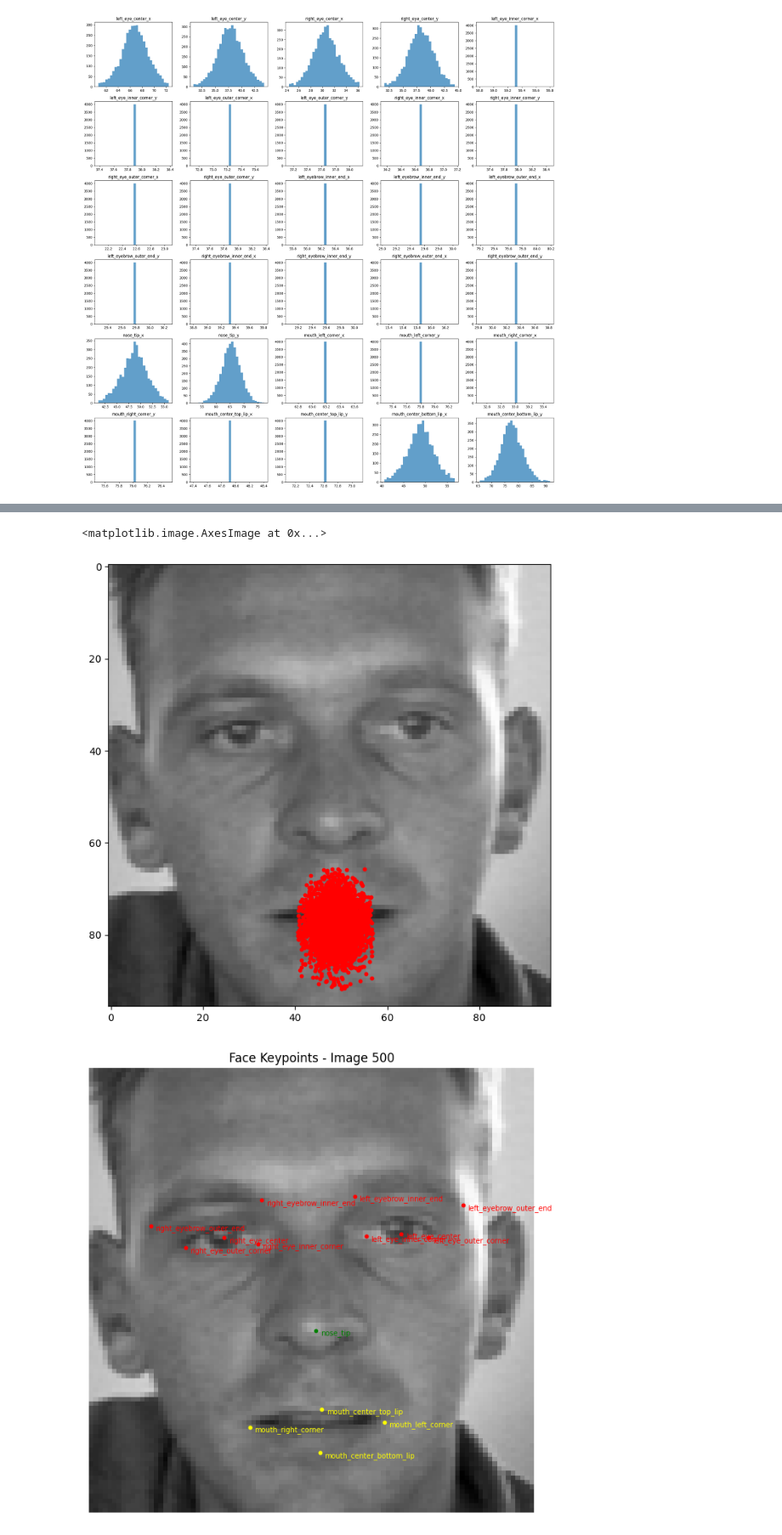
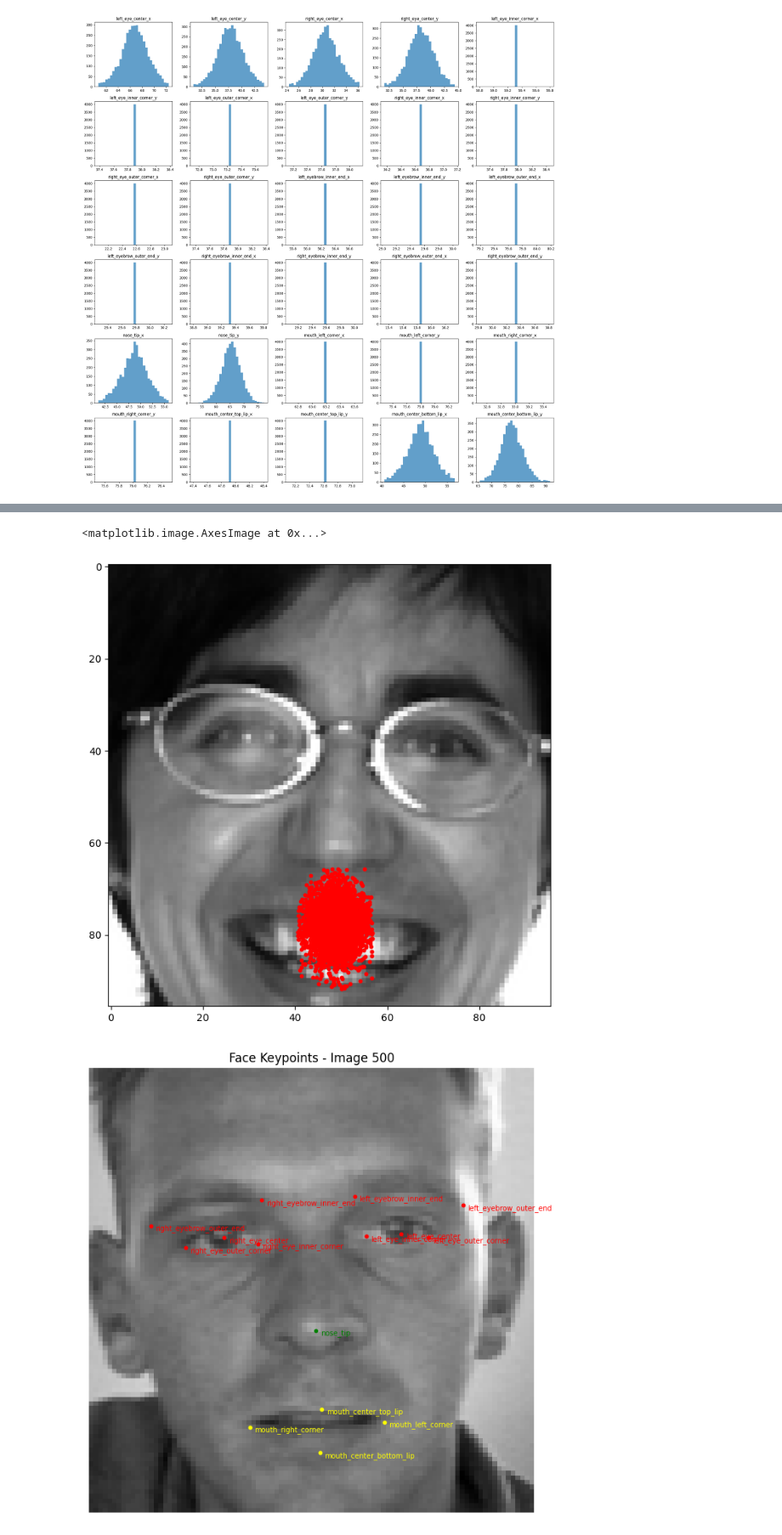
Before and after one commit to NimaNIKOOKAR/Facial-Keypoints-Detection, a Jupyter notebook: facial-detection.ipynb, the cells around one changed output, grey strips where cells are left out. Shown at 85% size. Drawn from its saved outputs; the diff is of its cells as text; code cells hidden in the pictures.

```diff
--- a/facial-detection.ipynb
+++ b/facial-detection.ipynb
@@ -286,13 +339,13 @@ plt.imshow(image, cmap="gray")
 # %%
 plt.figure(figsize=(8, 8))
 x = df_clean.mouth_center_bottom_lip_x
 y = df_clean.mouth_center_bottom_lip_y
-image =np.fromstring(df_train["Image"][500], sep=" ").reshape(96, 96)
+image =np.fromstring(df_train["Image"][1245], sep=" ").reshape(96, 96)
 plt.scatter(x, y, color="red", s=10)
 plt.imshow(image, cmap="gray")
 # %% [output]
 <matplotlib.image.AxesImage at 0x...>
-[figure, old version]
+[figure, new version]
 # %%
 show_face_with_keypoints(df_train, 500)
 # %% [output]
```
Also changed, not shown: parts of 7 cells of this notebook, 1 other file.
